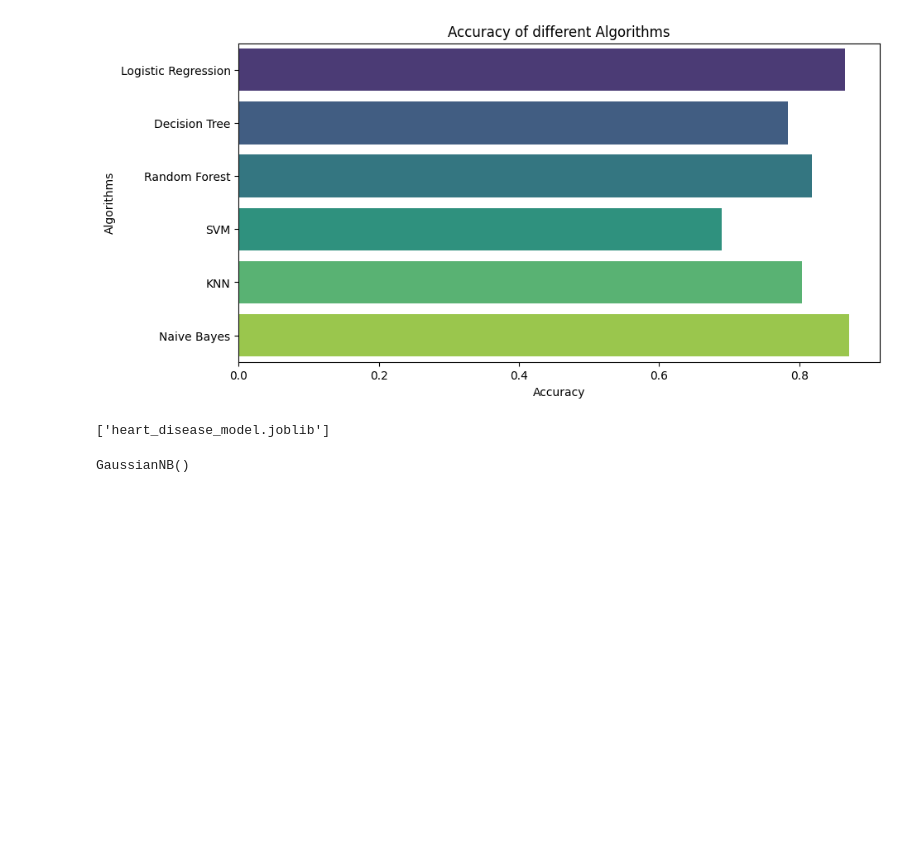
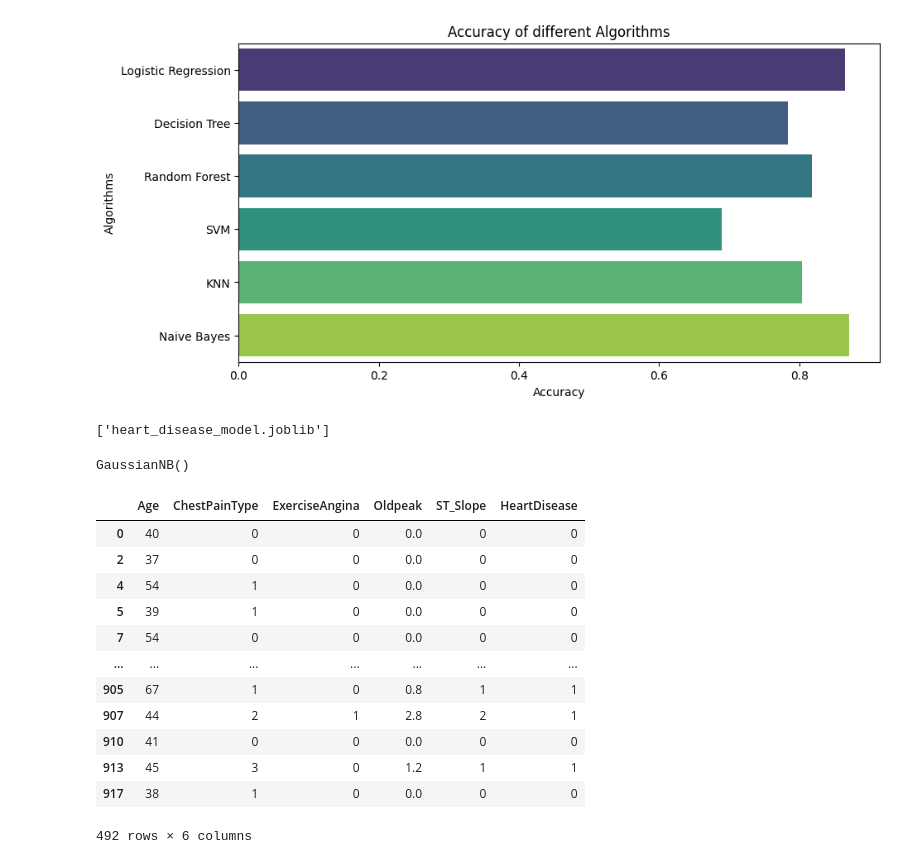
Before and after one commit to Raghav-Mundhara/Sem6_Labs, a Jupyter notebook: AIDS/Project/heart.ipynb, the cells around one changed output. Cells and saved outputs as stored; diff of their text form; code cells hidden in the pictures; blank space fills up the shorter version.

```diff
--- a/AIDS/Project/heart.ipynb
+++ b/AIDS/Project/heart.ipynb
@@ -470,3 +470,19 @@ joblib.dump(most_acc_model, 'heart_disease_model.joblib')
 most_acc_model
 # %% [output]
 GaussianNB()
+# %%
+final_data
+# %% [output]
+|  | Age | ChestPainType | ExerciseAngina | Oldpeak | ST_Slope | HeartDisease |
+| 0 | 40 | 0 | 0 | 0.0 | 0 | 0 |
+| 2 | 37 | 0 | 0 | 0.0 | 0 | 0 |
+| 4 | 54 | 1 | 0 | 0.0 | 0 | 0 |
+| 5 | 39 | 1 | 0 | 0.0 | 0 | 0 |
+| 7 | 54 | 0 | 0 | 0.0 | 0 | 0 |
+| ... | ... | ... | ... | ... | ... | ... |
+| 905 | 67 | 1 | 0 | 0.8 | 1 | 1 |
+| 907 | 44 | 2 | 1 | 2.8 | 2 | 1 |
+| 910 | 41 | 0 | 0 | 0.0 | 0 | 0 |
+| 913 | 45 | 3 | 0 | 1.2 | 1 | 1 |
+| 917 | 38 | 1 | 0 | 0.0 | 0 | 0 |
+492 rows × 6 columns
```
Also changed, not shown: 8 other files.
